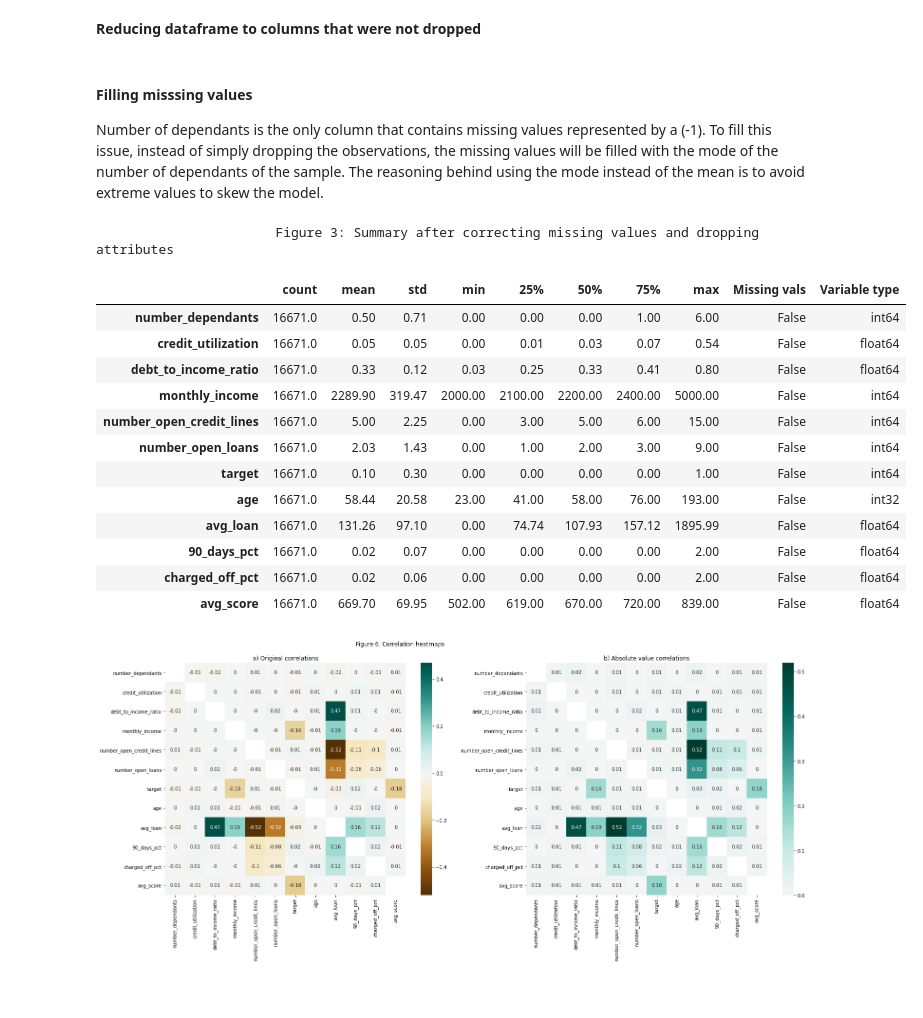
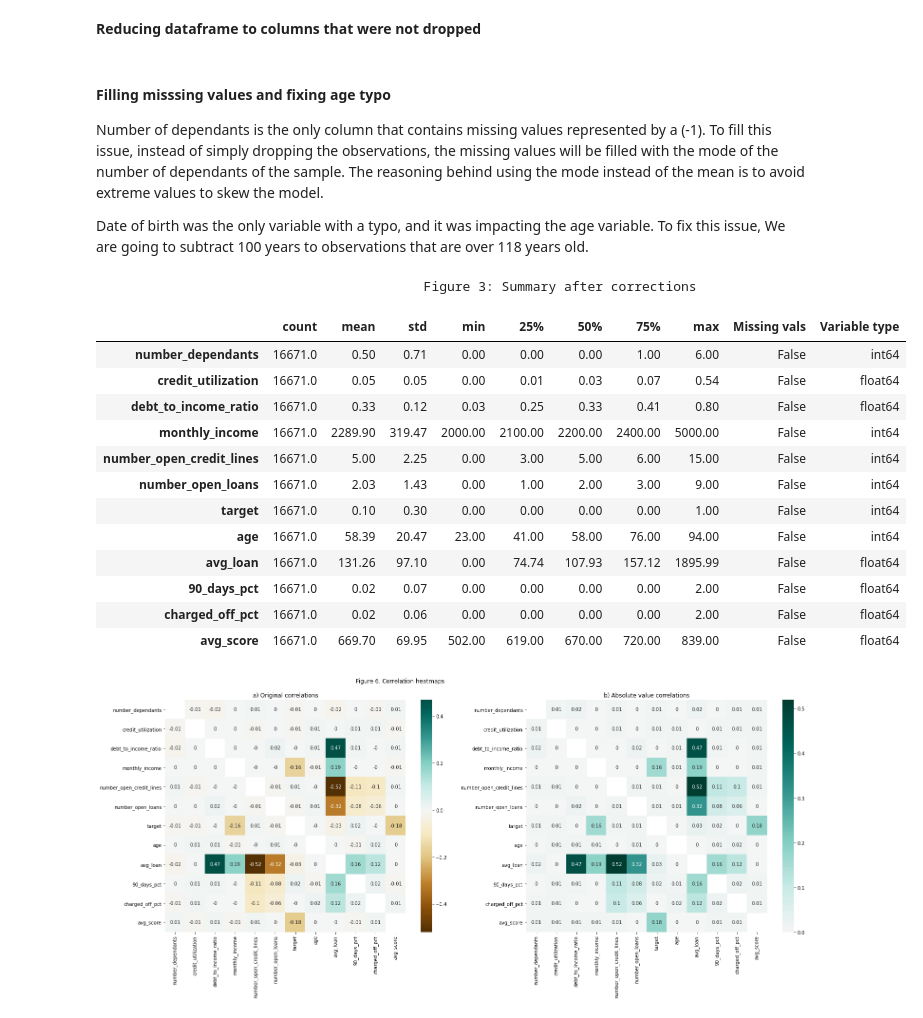
Before and after one commit to kevinmiguel97/Credit-default-model, a Jupyter notebook: Credit_default_model.ipynb, the cells around one changed output. Cells and saved outputs as stored; diff of their text form; code cells hidden in the pictures; blank space fills up the shorter version.

```diff
--- a/Credit_default_model.ipynb
+++ b/Credit_default_model.ipynb
@@ -595,34 +595,43 @@ keepers.remove('target')             # testing data doesn't contain a target col
 df_test_new = df_test_new[keepers]
 keepers.append('target')
 # %% [markdown]
-#### Filling misssing values
+#### Filling misssing values and fixing age typo
 
 Number of dependants is the only column that contains missing values represented by a (-1). To fill this issue, instead of simply dropping the observations, the missing values will be filled with the mode of the number of dependants of the sample. The reasoning behind using the mode instead of the mean is to avoid extreme values to skew the model.
+
+Date of birth was the only variable with a typo, and it was impacting the age variable. To fix this issue, We are going to subtract 100 years to observations that are over 118 years old.
 # %%
 # Function that replaces misssing values of number of dependants
 def fill_missing(data):
     mode_dependants = data['number_dependants'].mode()[0]
     data['number_dependants'] = data['number_dependants'].replace(-1, mode_dependants)
     return data
+
+# Function that misses wrong ages
+def fix_age(data):
+    data['age'] = data['age'].apply(lambda x: (x - 100) if x >= 118 else x )
+    return data
 # %%
-# Filling missing values training
+# Filling missing values and correcting age training
 df_train_new = fill_missing(df_train_new)
-# Filling missing values training
+df_train_new = fix_age(df_train_new)
+# Filling missing values and correcting age training
 df_test_new = fill_missing(df_test_new)
+df_test_new = fix_age(df_test_new)
 
 # Displaying new summary
-summary_stats(df_train_new, title='Figure 3: Summary after correcting missing values and dropping attributes')
+summary_stats(df_train_new, title='Figure 3: Summary after corrections')
 # %% [output]
-                       Figure 3: Summary after correcting missing values and dropping attributes
+                                          Figure 3: Summary after corrections
 |  | count | mean | std | min | 25% | 50% | 75% | max | Missing vals | Variable type |
 | number_dependants | 16671.0 | 0.50 | 0.71 | 0.00 | 0.00 | 0.00 | 1.00 | 6.00 | False | int64 |
 | credit_utilization | 16671.0 | 0.05 | 0.05 | 0.00 | 0.01 | 0.03 | 0.07 | 0.54 | False | float64 |
 | debt_to_income_ratio | 16671.0 | 0.33 | 0.12 | 0.03 | 0.25 | 0.33 | 0.41 | 0.80 | False | float64 |
 | monthly_income | 16671.0 | 2289.90 | 319.47 | 2000.00 | 2100.00 | 2200.00 | 2400.00 | 5000.00 | False | int64 |
 | number_open_credit_lines | 16671.0 | 5.00 | 2.25 | 0.00 | 3.00 | 5.00 | 6.00 | 15.00 | False | int64 |
 | number_open_loans | 16671.0 | 2.03 | 1.43 | 0.00 | 1.00 | 2.00 | 3.00 | 9.00 | False | int64 |
 | target | 16671.0 | 0.10 | 0.30 | 0.00 | 0.00 | 0.00 | 0.00 | 1.00 | False | int64 |
-| age | 16671.0 | 58.44 | 20.58 | 23.00 | 41.00 | 58.00 | 76.00 | 193.00 | False | int32 |
+| age | 16671.0 | 58.39 | 20.47 | 23.00 | 41.00 | 58.00 | 76.00 | 94.00 | False | int64 |
 | avg_loan | 16671.0 | 131.26 | 97.10 | 0.00 | 74.74 | 107.93 | 157.12 | 1895.99 | False | float64 |
 | 90_days_pct | 16671.0 | 0.02 | 0.07 | 0.00 | 0.00 | 0.00 | 0.00 | 2.00 | False | float64 |
 | charged_off_pct | 16671.0 | 0.02 | 0.06 | 0.00 | 0.00 | 0.00 | 0.00 | 2.00 | False | float64 |
```
